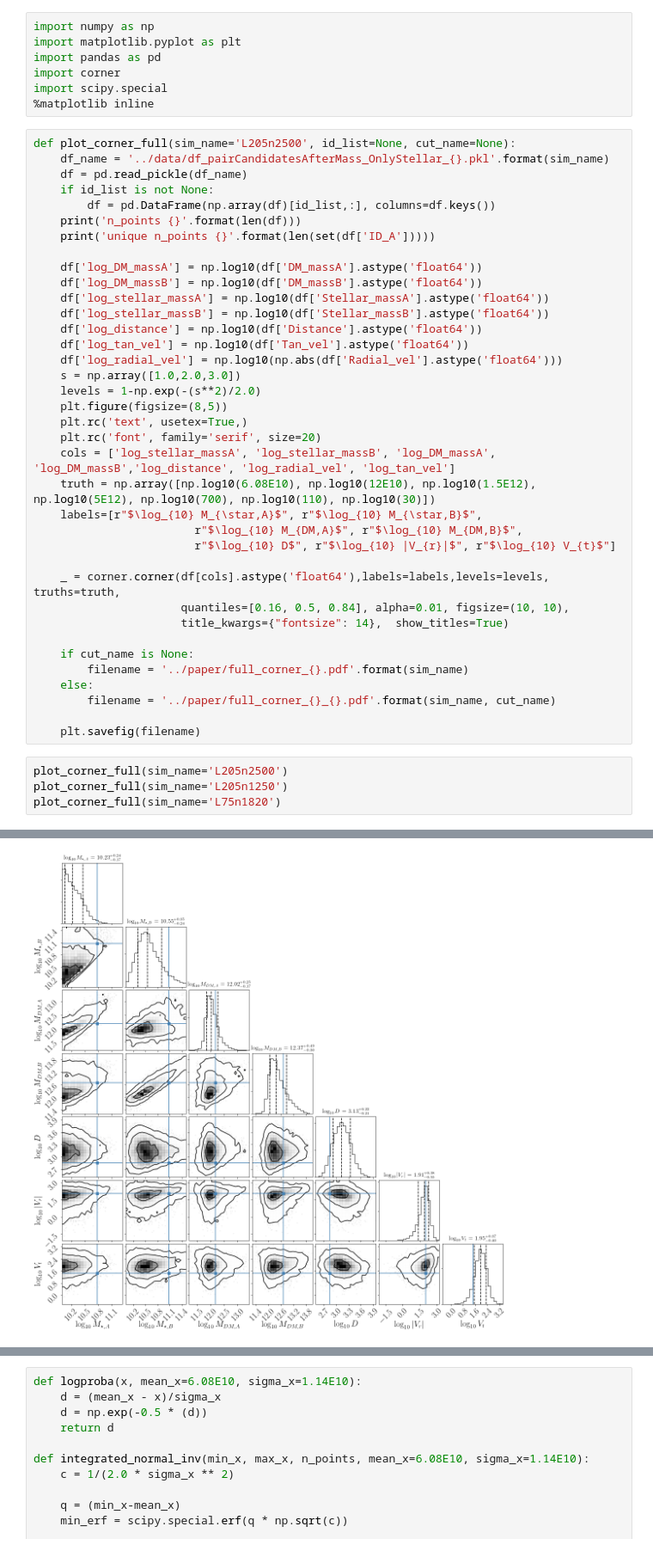
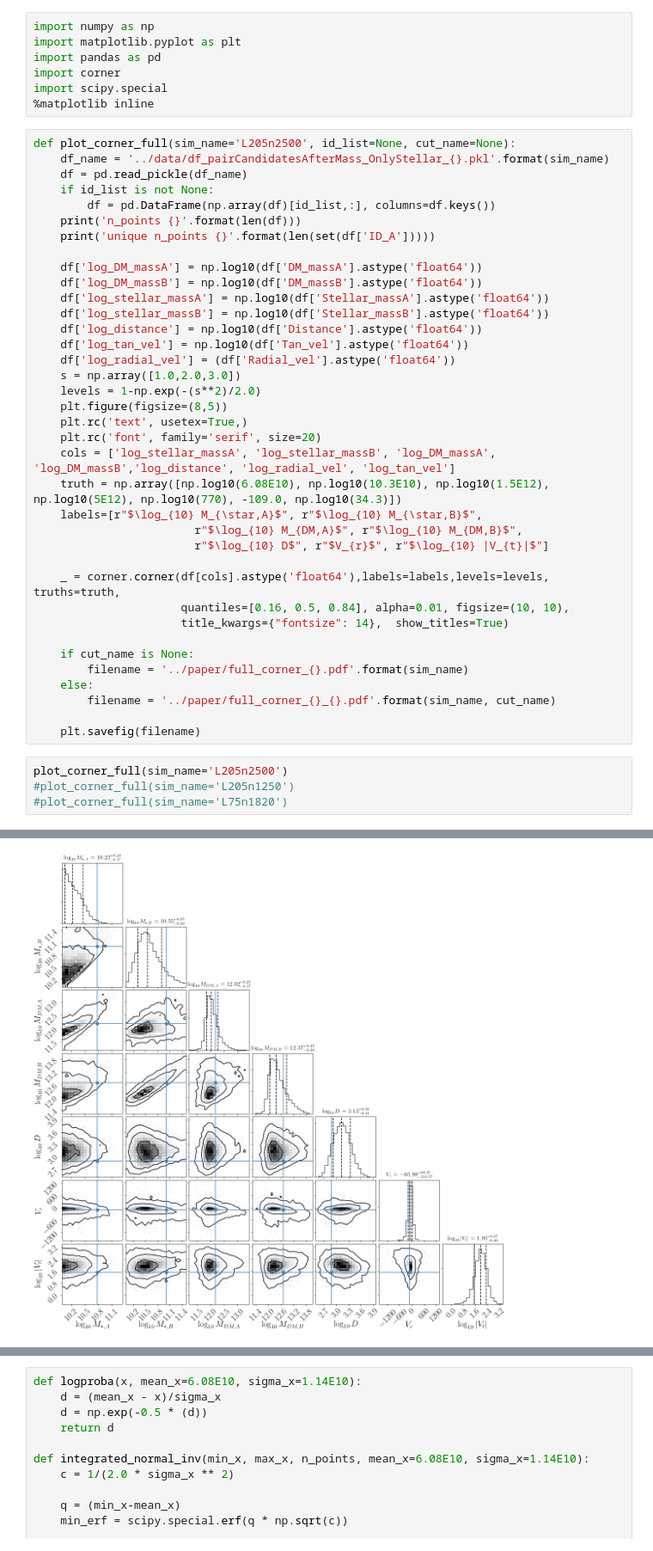
Before and after one commit to cgomez11/projectLC, a Jupyter notebook: nb/explora.ipynb, the cells around one changed output, grey strips where cells are left out. Shown at 86% size. Drawn from its saved outputs; the diff is of its cells as text.

```diff
--- a/nb/explora.ipynb
+++ b/nb/explora.ipynb
@@ -20,17 +20,17 @@ def plot_corner_full(sim_name='L205n2500', id_list=None, cut_name=None):
     df['log_stellar_massB'] = np.log10(df['Stellar_massB'].astype('float64'))
     df['log_distance'] = np.log10(df['Distance'].astype('float64'))
     df['log_tan_vel'] = np.log10(df['Tan_vel'].astype('float64'))
-    df['log_radial_vel'] = np.log10(np.abs(df['Radial_vel'].astype('float64')))
+    df['log_radial_vel'] = (df['Radial_vel'].astype('float64'))
     s = np.array([1.0,2.0,3.0])
     levels = 1-np.exp(-(s**2)/2.0)
     plt.figure(figsize=(8,5))
     plt.rc('text', usetex=True,)
     plt.rc('font', family='serif', size=20)
     cols = ['log_stellar_massA', 'log_stellar_massB', 'log_DM_massA', 'log_DM_massB','log_distance', 'log_radial_vel', 'log_tan_vel']
-    truth = np.array([np.log10(6.08E10), np.log10(12E10), np.log10(1.5E12), np.log10(5E12), np.log10(700), np.log10(110), np.log10(30)])
+    truth = np.array([np.log10(6.08E10), np.log10(10.3E10), np.log10(1.5E12), np.log10(5E12), np.log10(770), -109.0, np.log10(34.3)])
     labels=[r"$\log_{10} M_{\star,A}$", r"$\log_{10} M_{\star,B}$",
                         r"$\log_{10} M_{DM,A}$", r"$\log_{10} M_{DM,B}$",
-                        r"$\log_{10} D$", r"$\log_{10} |V_{r}|$", r"$\log_{10} V_{t}$"]
+                        r"$\log_{10} D$", r"$V_{r}$", r"$\log_{10} |V_{t}|$"]
 
     _ = corner.corner(df[cols].astype('float64'),labels=labels,levels=levels, truths=truth,
                       quantiles=[0.16, 0.5, 0.84], alpha=0.01, figsize=(10, 10),
@@ -44,8 +44,8 @@ def plot_corner_full(sim_name='L205n2500', id_list=None, cut_name=None):
     plt.savefig(filename)
 # %%
 plot_corner_full(sim_name='L205n2500')
-plot_corner_full(sim_name='L205n1250')
-plot_corner_full(sim_name='L75n1820')
+#plot_corner_full(sim_name='L205n1250')
+#plot_corner_full(sim_name='L75n1820')
 # %% [output]
 n_points 14940
 unique n_points 14940
@@ -56,2 +52,2 @@ unique n_points 965
 <Figure size 576x360 with 0 Axes>
-[figure, old version]
+[figure, new version]
```
Also changed, not shown: parts of 2 cells of this notebook.
